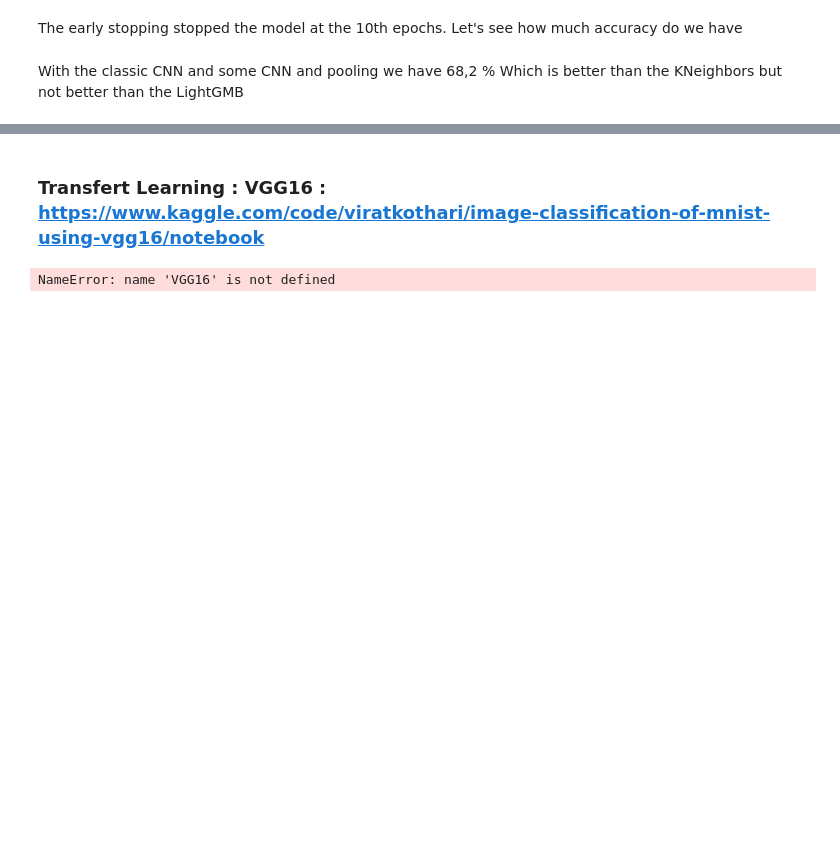
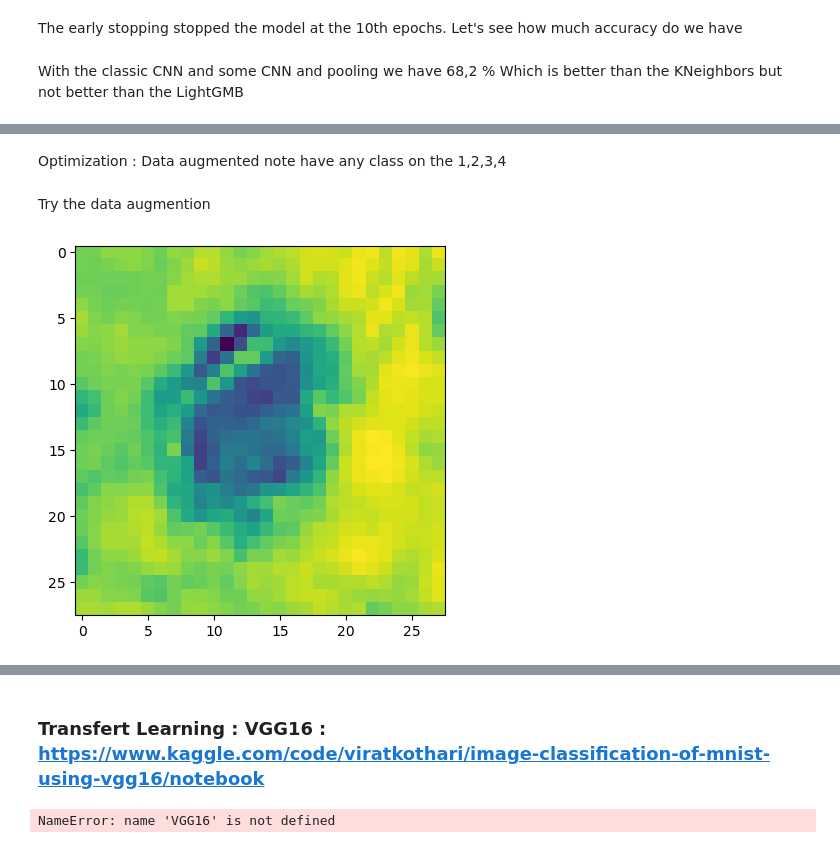
Before and after one commit to mlaversi/ProjetMachineLearningFinAnn-e, a Jupyter notebook: Notebook.ipynb, the cells around one changed output, grey strips where cells are left out. Saved outputs shown, nothing was run; the diff lists cells and outputs as text; code cells hidden in the pictures; blank space fills up the shorter version.

```diff
--- a/Notebook.ipynb
+++ b/Notebook.ipynb
@@ -418,0 +464,2 @@ Optimization
+# %% [markdown]
+Optimization : Data augmented note have any class on the 1,2,3,4
@@ -418,0 +468,11 @@ Optimization
+# %%
+#Data augmentation :
+tf.keras.layers.experimental.preprocessing.RandomFlip
+
+data_augmentation = tf.keras.Sequential([
+  layers.experimental.preprocessing.RandomFlip("horizontal_and_vertical"),
+  layers.experimental.preprocessing.RandomRotation(0.2),
+  layers.experimental.preprocessing.RandomCrop(28,28)
+])
+# %% [markdown]
+Try the data augmention
@@ -418,0 +521,7 @@ Optimization
+# %%
+X1 = augmentation_of_data(1)
+X0 = augmentation_of_data(0)
+X5 = augmentation_of_data(5)
+X3 = augmentation_of_data(3)
+# %% [output]
+[figure, added]
```
Also changed, not shown: parts of 31 cells of this notebook.
